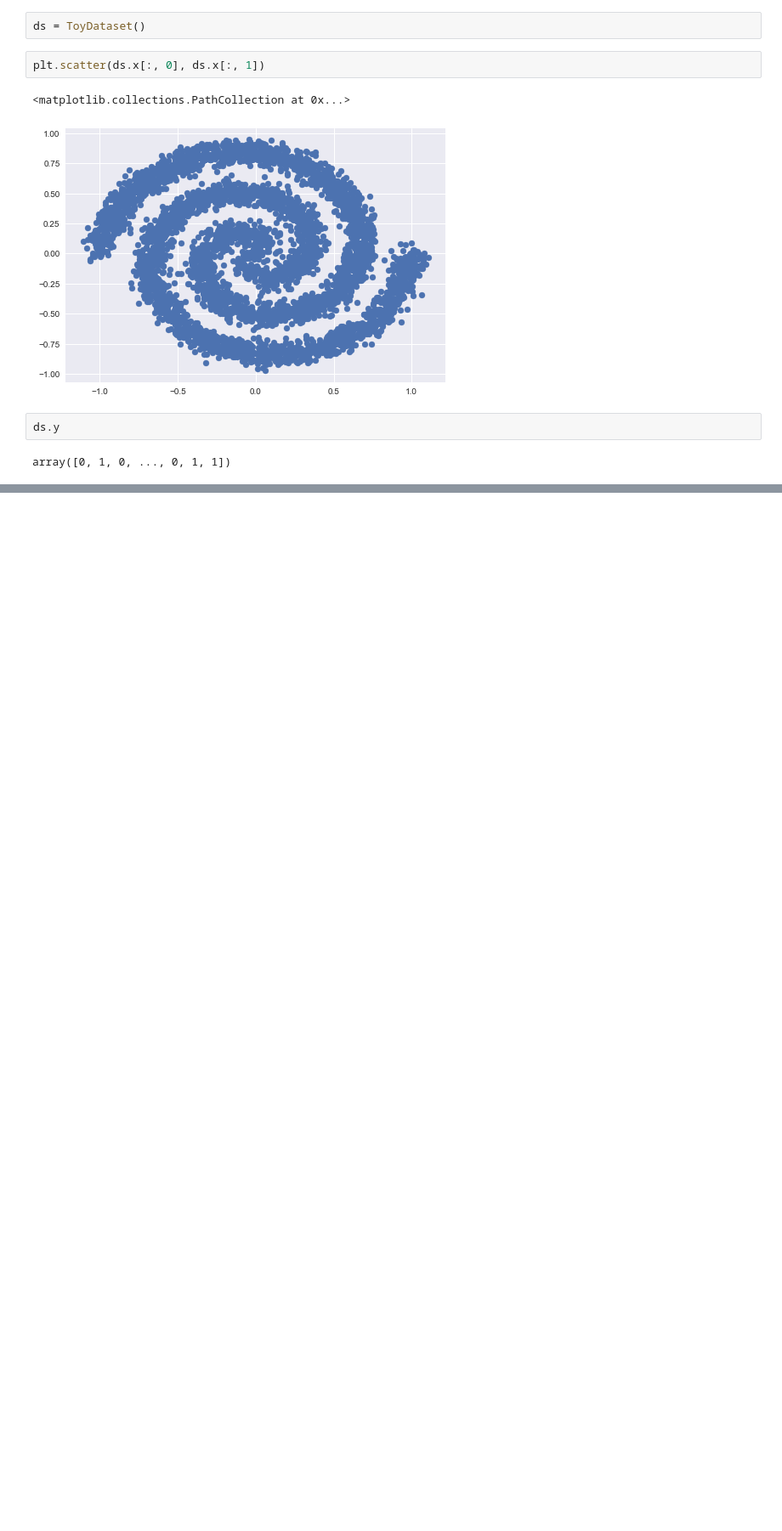
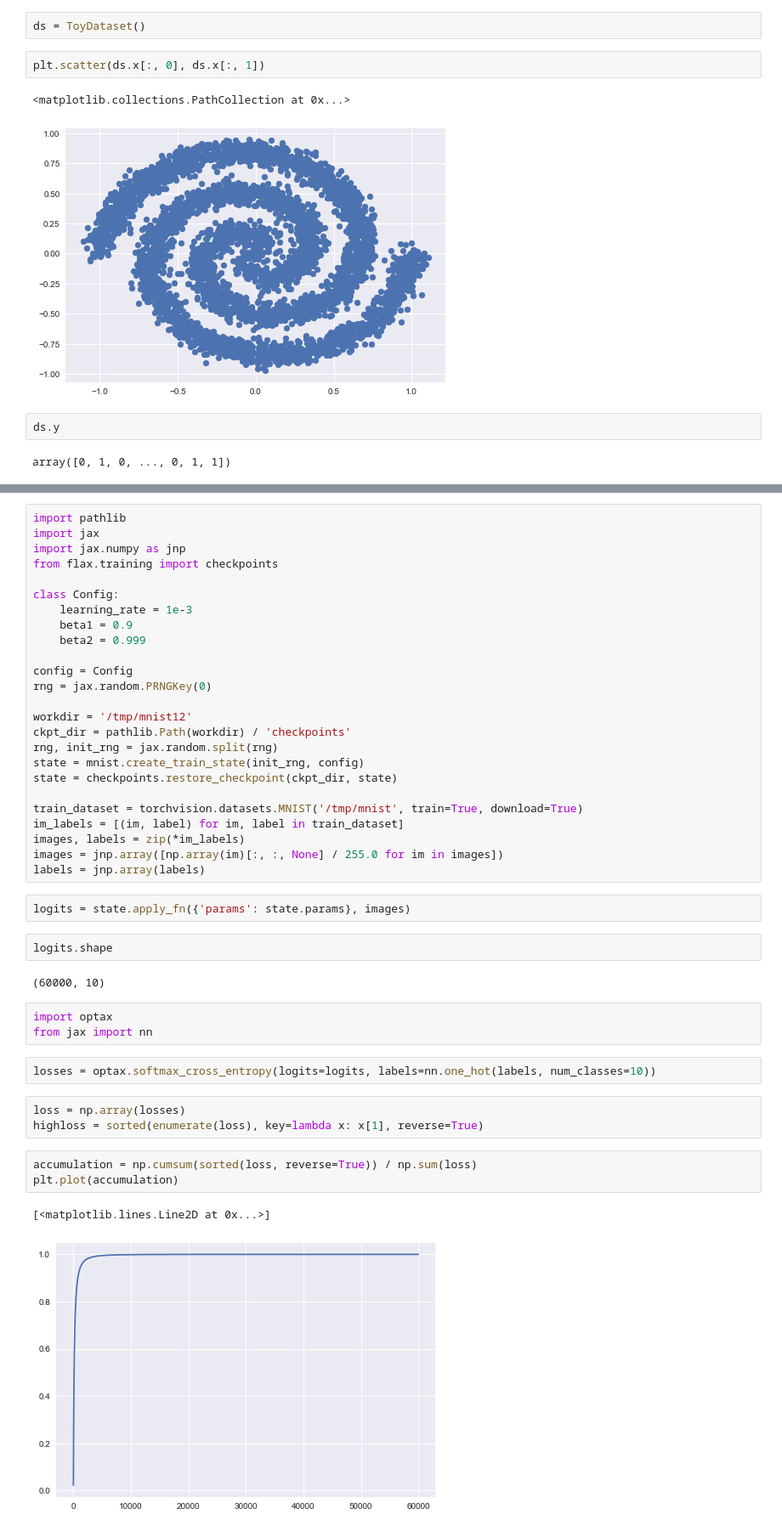
Before and after one commit to gmittal/ai-playground, a Jupyter notebook: nb/scratchpad.ipynb, the cells around one changed output, grey strips where cells are left out. Shown at 85% size. Drawn from its saved outputs; the diff is of its cells as text; blank space fills up the shorter version.

Commit message:
add basic mnist cnn

```diff
--- a/nb/scratchpad.ipynb
+++ b/nb/scratchpad.ipynb
@@ -112,0 +119,45 @@ array([0, 1, 0, ..., 0, 1, 1])
+# %%
+import pathlib
+import jax
+import jax.numpy as jnp
+from flax.training import checkpoints
+
+class Config:
+    learning_rate = 1e-3
+    beta1 = 0.9
+    beta2 = 0.999
+
+config = Config
+rng = jax.random.PRNGKey(0)
+
+workdir = '/tmp/mnist12'
+ckpt_dir = pathlib.Path(workdir) / 'checkpoints'
+rng, init_rng = jax.random.split(rng)
+state = mnist.create_train_state(init_rng, config)
+state = checkpoints.restore_checkpoint(ckpt_dir, state)
+
+train_dataset = torchvision.datasets.MNIST('/tmp/mnist', train=True, download=True)
+im_labels = [(im, label) for im, label in train_dataset]
+images, labels = zip(*im_labels)
+images = jnp.array([np.array(im)[:, :, None] / 255.0 for im in images])
+labels = jnp.array(labels)
+# %%
+logits = state.apply_fn({'params': state.params}, images)
+# %%
+logits.shape
+# %% [output]
+(60000, 10)
+# %%
+import optax
+from jax import nn
+# %%
+losses = optax.softmax_cross_entropy(logits=logits, labels=nn.one_hot(labels, num_classes=10))
+# %%
+loss = np.array(losses)
+highloss = sorted(enumerate(loss), key=lambda x: x[1], reverse=True)
+# %%
+accumulation = np.cumsum(sorted(loss, reverse=True)) / np.sum(loss)
+plt.plot(accumulation)
+# %% [output]
+[<matplotlib.lines.Line2D at 0x...>]
+[figure, added]
```
Also changed, not shown: parts of 5 cells of this notebook, 3 other files.
